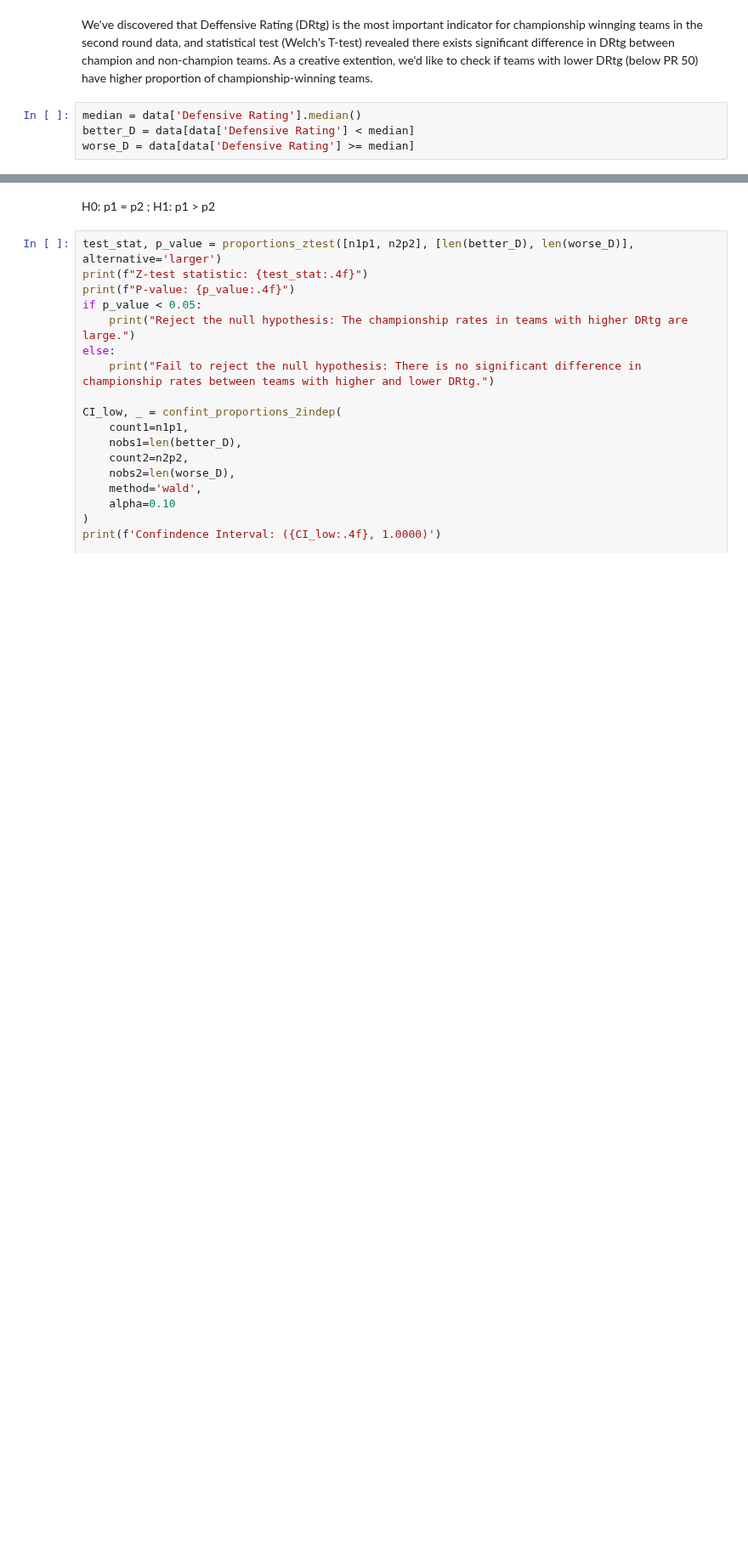
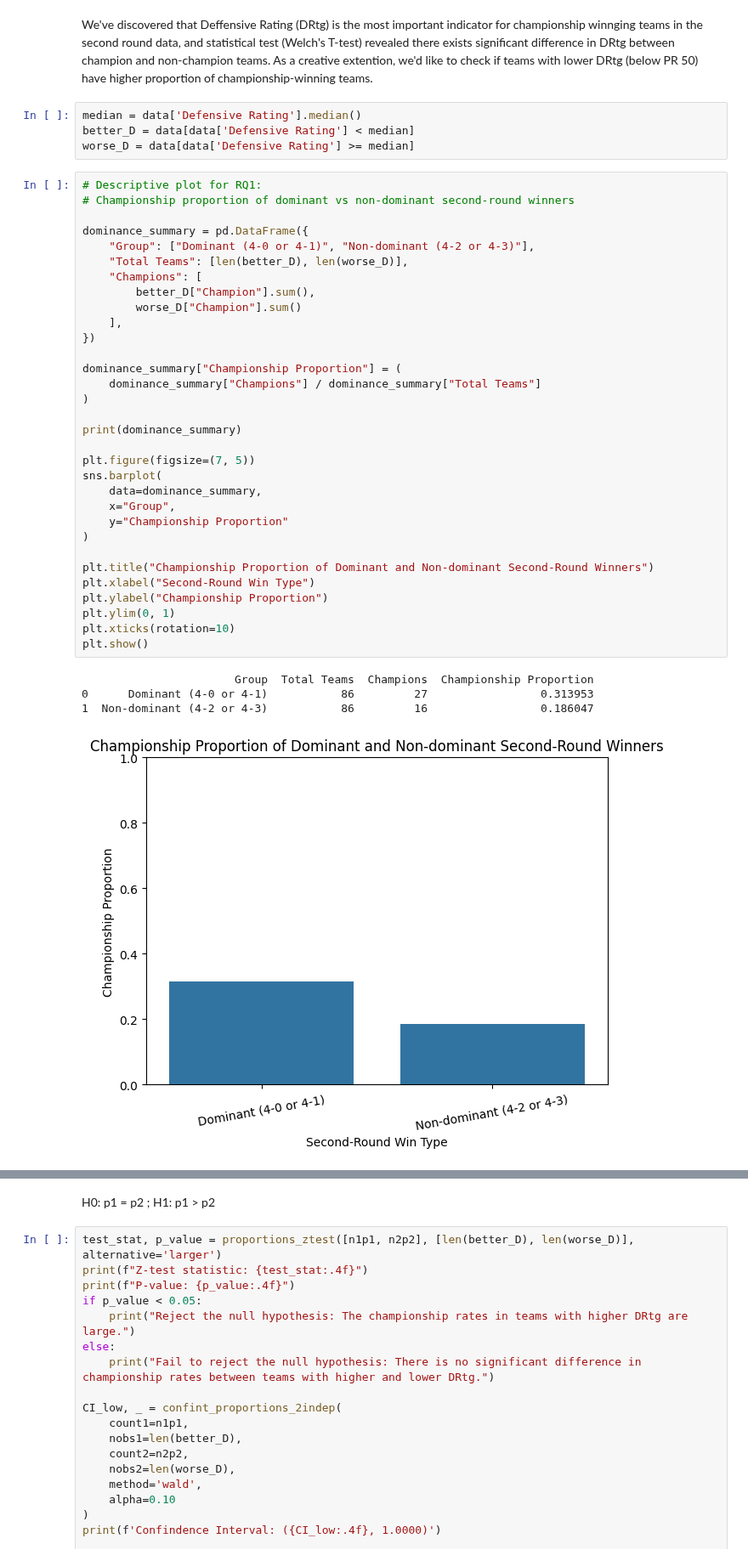
Before and after one commit to GalahadJr-1214/2026-Statistics-Final-Project, a Jupyter notebook: Final Project/creative_defense_wins_champ.ipynb, the cells around one changed output, grey strips where cells are left out. Shown at 85% size. Saved outputs shown, nothing was run; the diff lists cells and outputs as text; blank space fills up the shorter version.

Commit message:
Added bar plots

```diff
--- a/Final Project/creative_defense_wins_champ.ipynb
+++ b/Final Project/creative_defense_wins_champ.ipynb
@@ -18,6 +18,43 @@ We've discovered that Deffensive Rating (DRtg) is the most important indicator f
 median = data['Defensive Rating'].median()
 better_D = data[data['Defensive Rating'] < median]
 worse_D = data[data['Defensive Rating'] >= median]
+# %%
+# Descriptive plot for RQ1:
+# Championship proportion of dominant vs non-dominant second-round winners
+
+dominance_summary = pd.DataFrame({
+    "Group": ["Dominant (4-0 or 4-1)", "Non-dominant (4-2 or 4-3)"],
+    "Total Teams": [len(better_D), len(worse_D)],
+    "Champions": [
+        better_D["Champion"].sum(),
+        worse_D["Champion"].sum()
+    ],
+})
+
+dominance_summary["Championship Proportion"] = (
+    dominance_summary["Champions"] / dominance_summary["Total Teams"]
+)
+
+print(dominance_summary)
+
+plt.figure(figsize=(7, 5))
+sns.barplot(
+    data=dominance_summary,
+    x="Group",
+    y="Championship Proportion"
+)
+
+plt.title("Championship Proportion of Dominant and Non-dominant Second-Round Winners")
+plt.xlabel("Second-Round Win Type")
+plt.ylabel("Championship Proportion")
+plt.ylim(0, 1)
+plt.xticks(rotation=10)
+plt.show()
+# %% [output]
+                       Group  Total Teams  Champions  Championship Proportion
+0      Dominant (4-0 or 4-1)           86         27                 0.313953
+1  Non-dominant (4-2 or 4-3)           86         16                 0.186047
+[figure, added]
 # %%
 # check if two sample proportion z-test is appropriate
 n1p1 = len(better_D[better_D['Champion'] == True])
```
Also changed, not shown: parts of 1 cell of this notebook, 1 other file.
